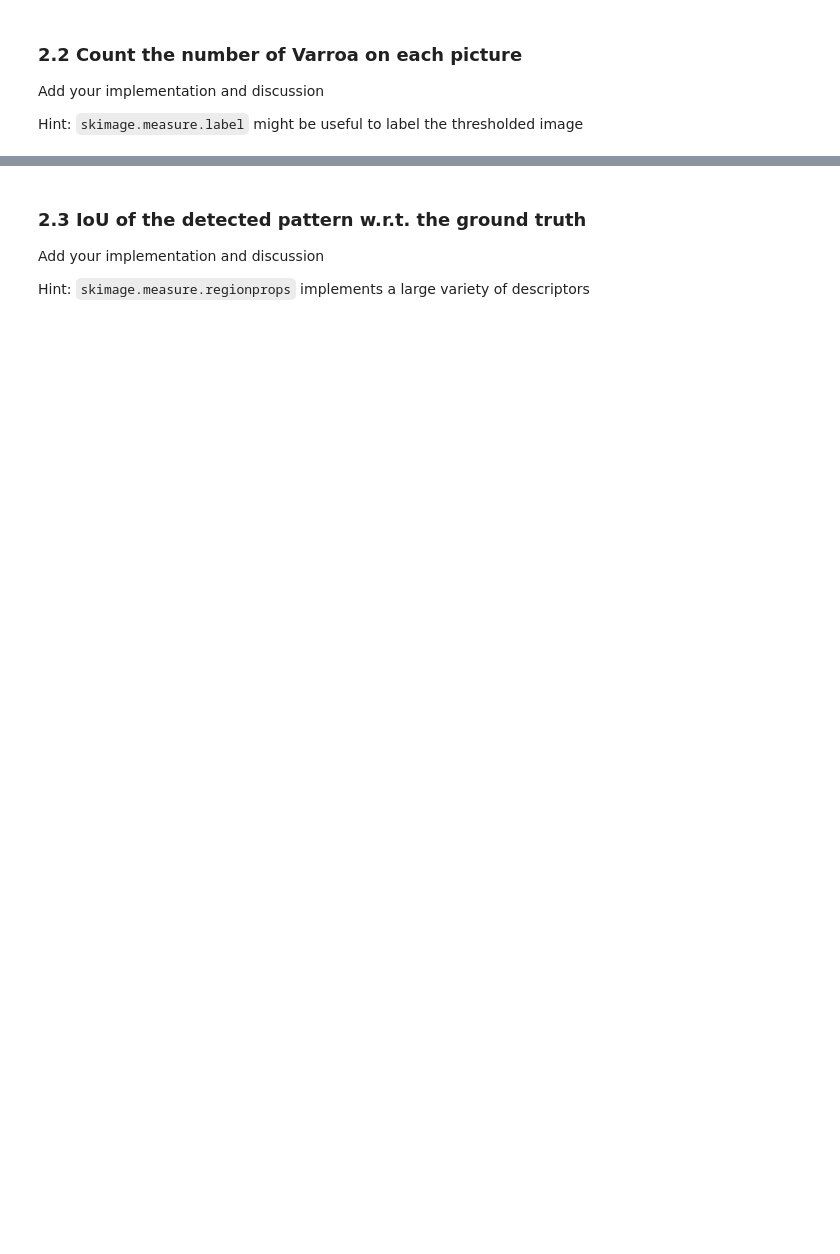
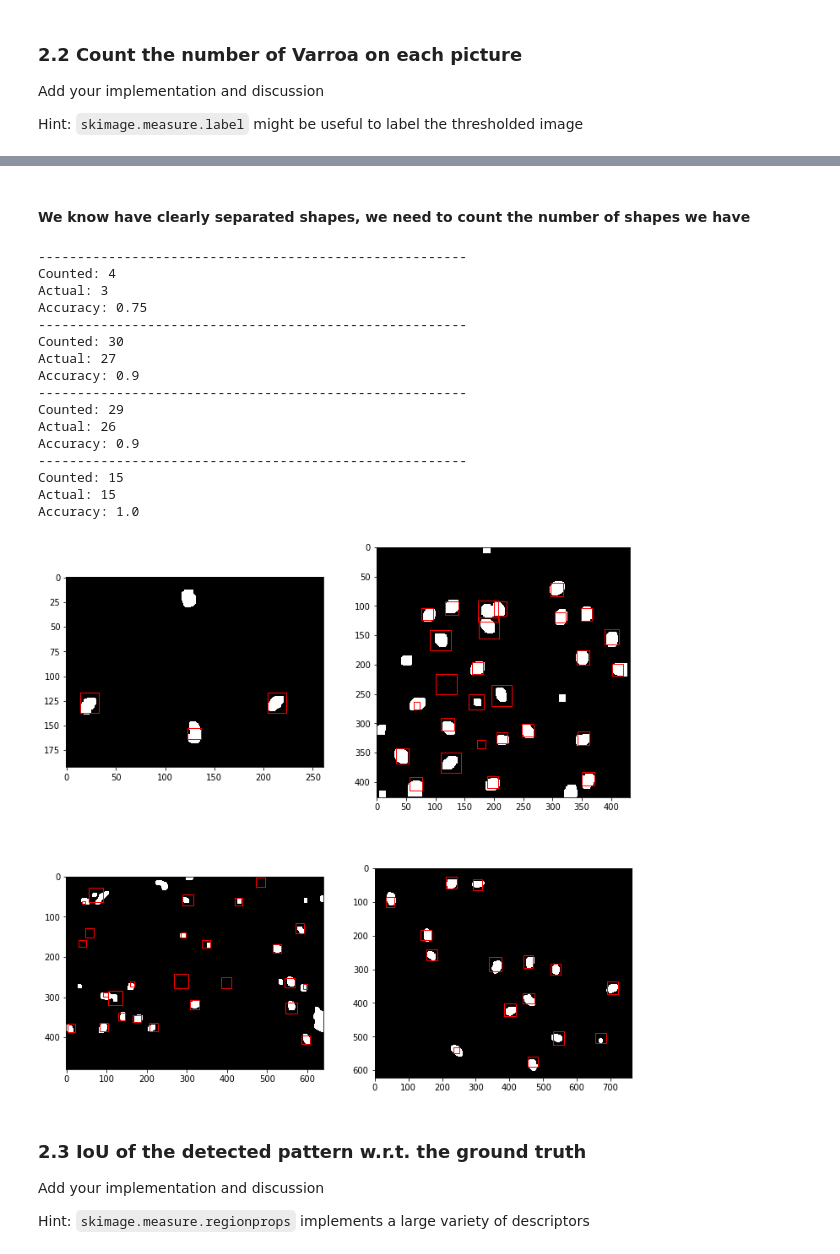
Before and after one commit to nicospbr/iapr-2019, a Jupyter notebook: labs/lab_01_segmentation.ipynb, the cells around one changed output, grey strips where cells are left out. Drawn from its saved outputs; the diff is of its cells as text; code cells hidden in the pictures; blank space fills up the shorter version.

```diff
--- a/labs/lab_01_segmentation.ipynb
+++ b/labs/lab_01_segmentation.ipynb
@@ -431,3 +540,46 @@ Hint: `skimage.measure.label` might be useful to label the thresholded image
+# %% [markdown]
+#### We know have clearly separated shapes, we need to count the number of shapes we have
+# %%
+labels_img = []
+
+fig, axes = plt.subplots(2, 2, figsize=(12, 12))
+
+for larvea_im, annotations, ax in zip(images_bee, annotations_xmls, axes.ravel()):
+    labeled,b = skimage.measure.label(larvea_im, return_num=True)
+    labels_img.append([labeled,b])
+
+    i=0
+    for anno in annotations:
+        rect = patches.Rectangle((anno['bbox'][0], anno['bbox'][1]), anno['bbox'][2], anno['bbox'][3],
+                linewidth=1,edgecolor='r',facecolor='none')
+        ax.add_patch(rect)
+        i=i+1
+    print("-------------------------------------------------------")
+    print('Counted:', b)
+    print('Actual:', i)
+    print('Accuracy:', np.round(i/b,2))
+
+    ax.imshow(larvea_im, cmap='gray')
+
+plt.show()
+# %% [output]
+-------------------------------------------------------
+Counted: 4
+Actual: 3
+Accuracy: 0.75
+-------------------------------------------------------
+Counted: 30
+Actual: 27
+Accuracy: 0.9
+-------------------------------------------------------
+Counted: 29
+Actual: 26
+Accuracy: 0.9
+-------------------------------------------------------
+Counted: 15
+Actual: 15
+Accuracy: 1.0
+[figure, added]
 # %% [markdown]
 ### 2.3 IoU of the detected pattern w.r.t. the ground truth
 
```
Also changed, not shown: parts of 10 cells of this notebook.
